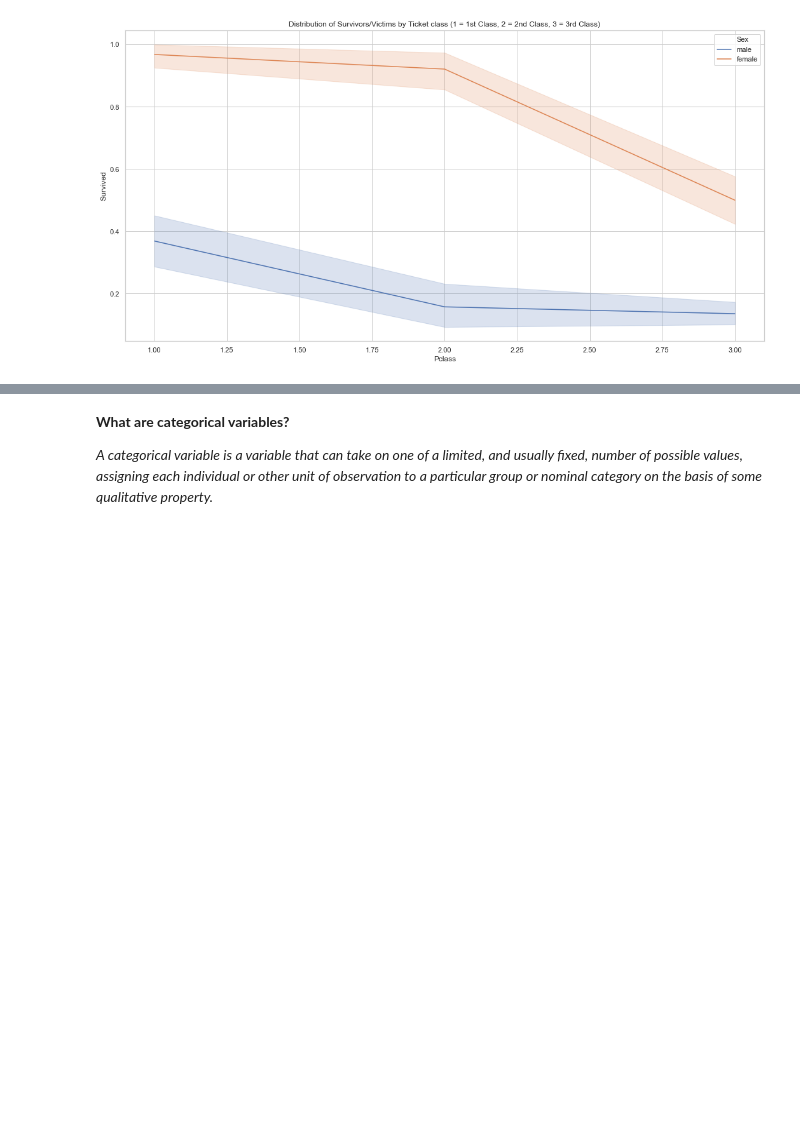
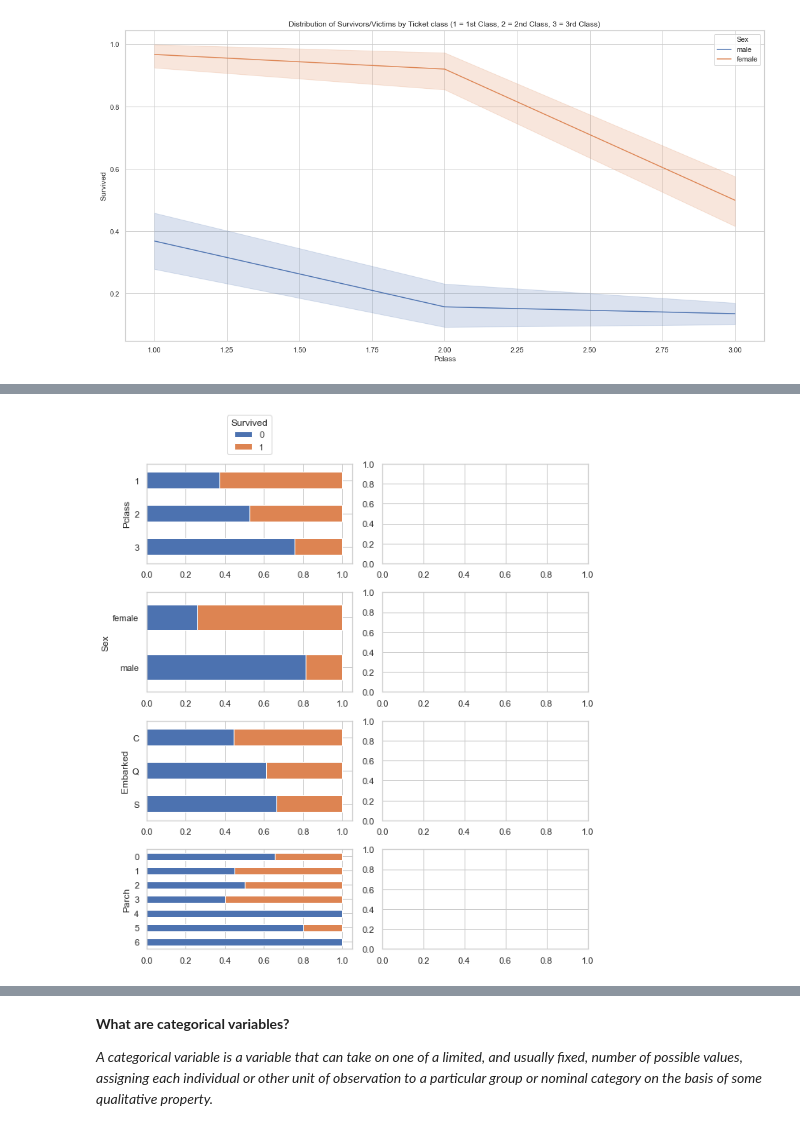
Before and after one commit to Yagniksojitra/Notebooks, a Jupyter notebook: My Titanic Prediction Notebook/Titanic - Kaggle Competition.ipynb, the cells around one changed output, grey strips where cells are left out. Saved outputs shown, nothing was run; the diff lists cells and outputs as text; code cells hidden in the pictures; blank space fills up the shorter version.

```diff
--- a/My Titanic Prediction Notebook/Titanic - Kaggle Competition.ipynb
+++ b/My Titanic Prediction Notebook/Titanic - Kaggle Competition.ipynb
@@ -270,0 +315,46 @@ Name: Age, Length: 88, dtype: int64
+# %%
+def survived_rate_plot(col, target, data, ax=None):
+    """Stacked bar chart of survivor rate for `target` against
+    `col`.
+
+    Args:
+        col (string): column name of feature variable
+        target (string): column name of target variable
+        data (pandas DataFrame): dataframe that contains columns
+            `col` and `target`
+        ax (matplotlib axes object, optional): matplotlib axes
+            object to attach plot to
+    """
+    counts = (titanicTrainingData[[target, col]]
+                  .groupby([target, col])
+                  .size()
+                  .unstack(target)
+             )
+    group_counts = counts.sum(axis='columns')
+    props = counts.div(group_counts, axis='index')
+
+    props.plot(kind="barh", stacked=True, ax=ax)
+    ax.invert_yaxis()
+    ax.legend().remove()
+# %%
+cols_to_plot = [
+    'Pclass',
+    'Sex',
+    'Embarked',
+    'Parch'
+]
+
+fig, ax = plt.subplots(
+    len(cols_to_plot),2, figsize=(9,len(cols_to_plot)*2.5)
+)
+for idx, col in enumerate(cols_to_plot):
+    survived_rate_plot(
+        col, 'Survived', titanicTrainingData, ax=ax[idx, 0]
+    )
+
+ax[0, 0].legend(
+    loc='lower center', bbox_to_anchor=(0.5, 1.05), title='Survived'
+)
+fig.tight_layout()
+# %% [output]
+[figure, added]
```
Also changed, not shown: parts of 41 cells of this notebook, 1 other file.
